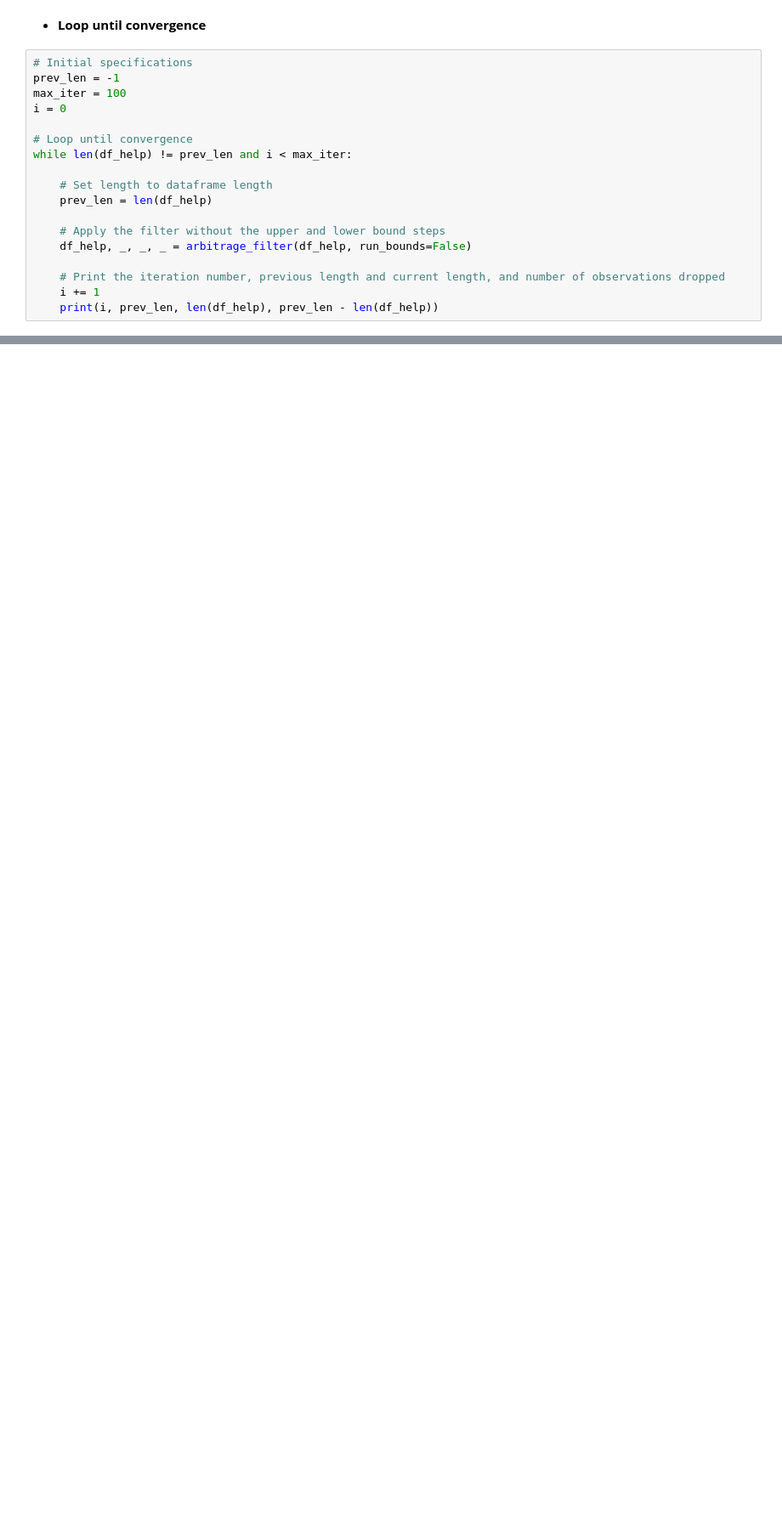
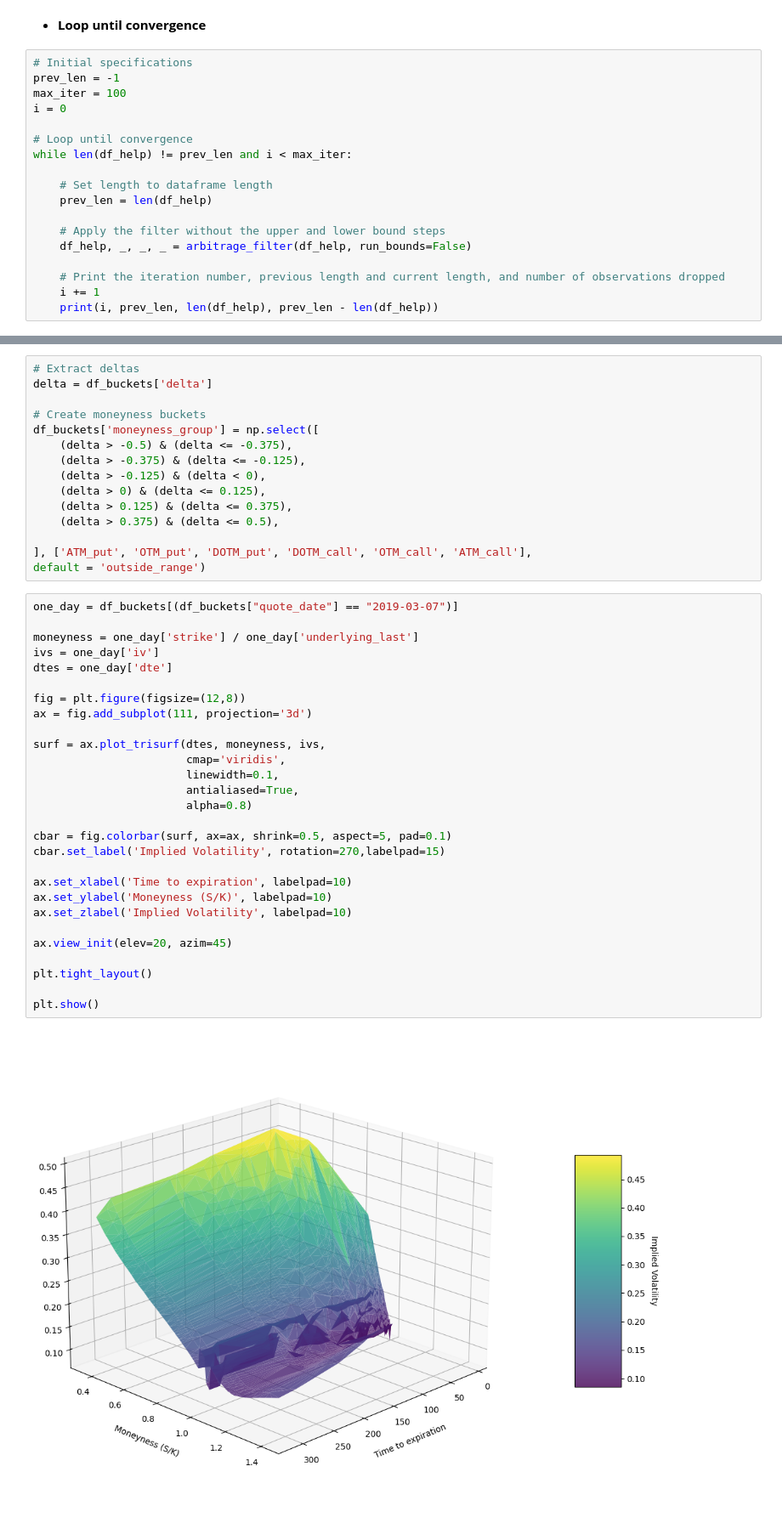
Before and after one commit to euanbronsky8/Thesis, a Jupyter notebook: MSc Thesis.ipynb, the cells around one changed output, grey strips where cells are left out. Shown at 85% size. Drawn from its saved outputs; the diff is of its cells as text; blank space fills up the shorter version.

```diff
--- a/MSc Thesis.ipynb
+++ b/MSc Thesis.ipynb
@@ -276,0 +306,45 @@ while len(df_help) != prev_len and i < max_iter:
+# %%
+# Extract deltas
+delta = df_buckets['delta']
+
+# Create moneyness buckets
+df_buckets['moneyness_group'] = np.select([
+    (delta > -0.5) & (delta <= -0.375),
+    (delta > -0.375) & (delta <= -0.125),
+    (delta > -0.125) & (delta < 0),
+    (delta > 0) & (delta <= 0.125),
+    (delta > 0.125) & (delta <= 0.375),
+    (delta > 0.375) & (delta <= 0.5),
+
+], ['ATM_put', 'OTM_put', 'DOTM_put', 'DOTM_call', 'OTM_call', 'ATM_call'],
+default = 'outside_range')
+# %%
+one_day = df_buckets[(df_buckets["quote_date"] == "2019-03-07")]
+
+moneyness = one_day['strike'] / one_day['underlying_last']
+ivs = one_day['iv']
+dtes = one_day['dte']
+
+fig = plt.figure(figsize=(12,8))
+ax = fig.add_subplot(111, projection='3d')
+
+surf = ax.plot_trisurf(dtes, moneyness, ivs,
+                       cmap='viridis',
+                       linewidth=0.1,
+                       antialiased=True,
+                       alpha=0.8)
+
+cbar = fig.colorbar(surf, ax=ax, shrink=0.5, aspect=5, pad=0.1)
+cbar.set_label('Implied Volatility', rotation=270,labelpad=15)
+
+ax.set_xlabel('Time to expiration', labelpad=10)
+ax.set_ylabel('Moneyness (S/K)', labelpad=10)
+ax.set_zlabel('Implied Volatility', labelpad=10)
+
+ax.view_init(elev=20, azim=45)
+
+plt.tight_layout()
+
+plt.show()
+# %% [output]
+[figure, added]
```
Also changed, not shown: parts of 6 cells of this notebook.
